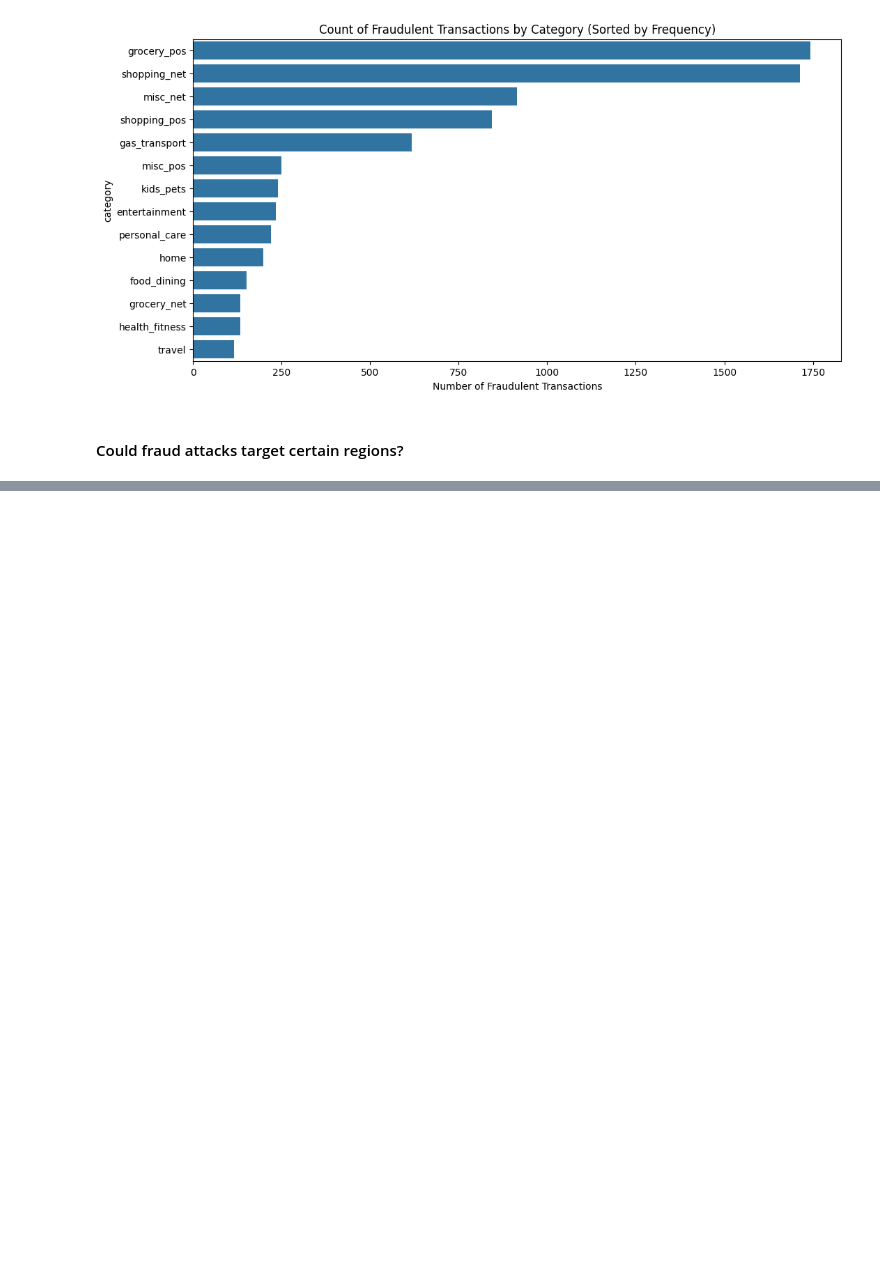
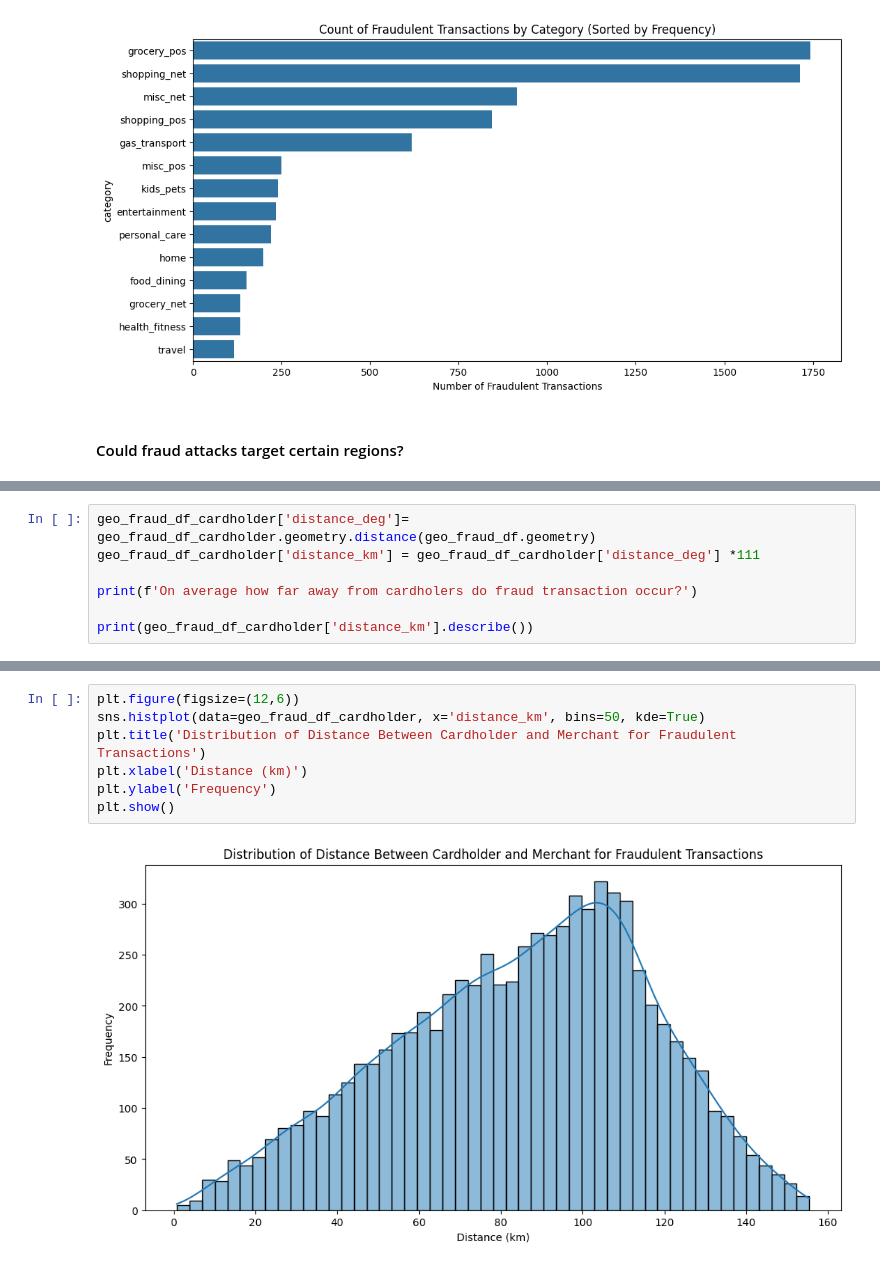
Before and after one commit to Clarkey33/fraud-detection-mlops-pipeline, a Jupyter notebook: notebooks/01-initial-eda.ipynb, the cells around one changed output, grey strips where cells are left out. Drawn from its saved outputs; the diff is of its cells as text; blank space fills up the shorter version.

```diff
--- a/notebooks/01-initial-eda.ipynb
+++ b/notebooks/01-initial-eda.ipynb
@@ -391,0 +378,7 @@ Map successfully saved to: /home/on3b3ar/projects/fraud-detection-mlops-pipeline
+# %%
+geo_fraud_df_cardholder['distance_deg']= geo_fraud_df_cardholder.geometry.distance(geo_fraud_df.geometry)
+geo_fraud_df_cardholder['distance_km'] = geo_fraud_df_cardholder['distance_deg'] *111
+
+print(f'On average how far away from cardholers do fraud transaction occur?')
+
+print(geo_fraud_df_cardholder['distance_km'].describe())
@@ -391,0 +396,9 @@ Map successfully saved to: /home/on3b3ar/projects/fraud-detection-mlops-pipeline
+# %%
+plt.figure(figsize=(12,6))
+sns.histplot(data=geo_fraud_df_cardholder, x='distance_km', bins=50, kde=True)
+plt.title('Distribution of Distance Between Cardholder and Merchant for Fraudulent Transactions')
+plt.xlabel('Distance (km)')
+plt.ylabel('Frequency')
+plt.show()
+# %% [output]
+[figure, added]
```
Also changed, not shown: parts of 20 cells of this notebook.
